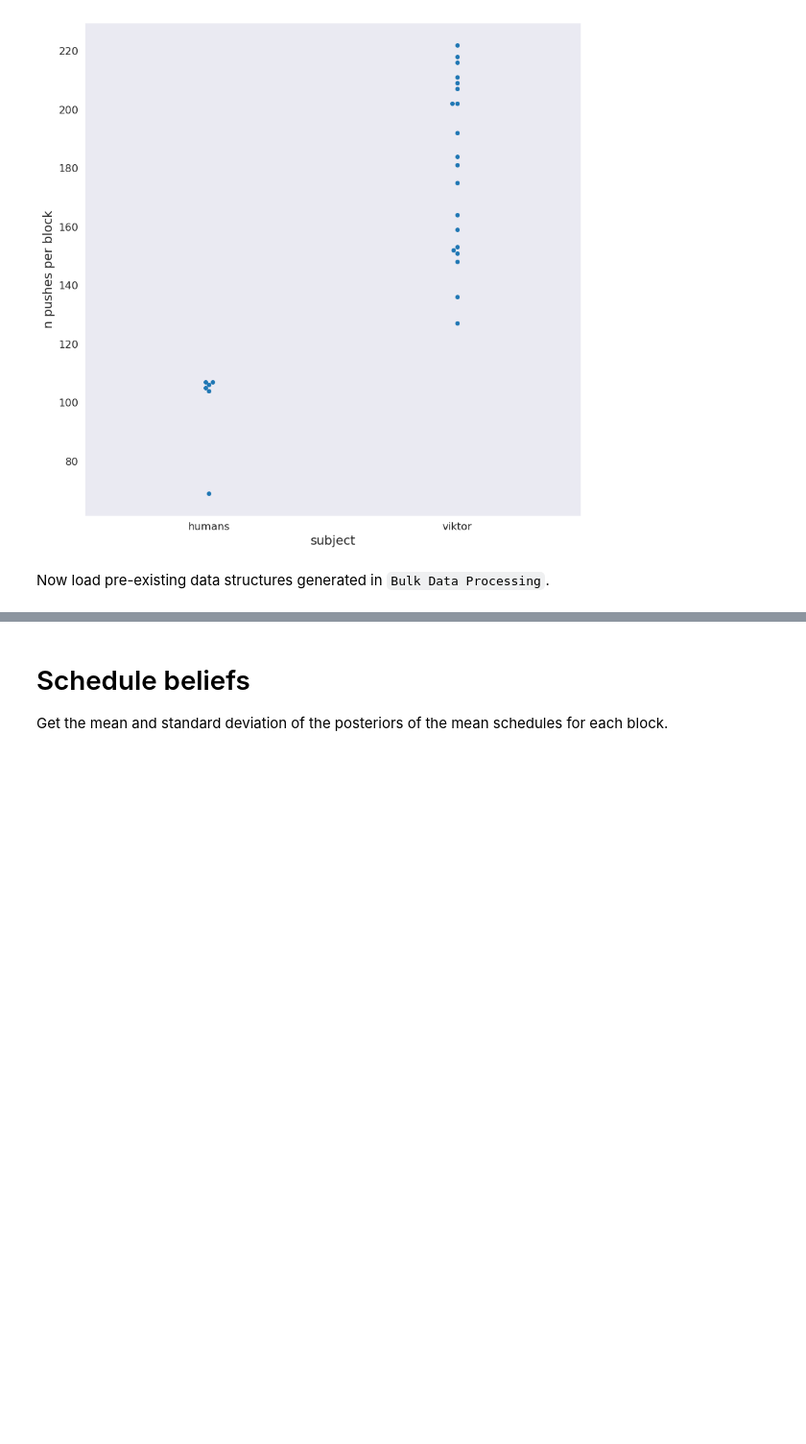
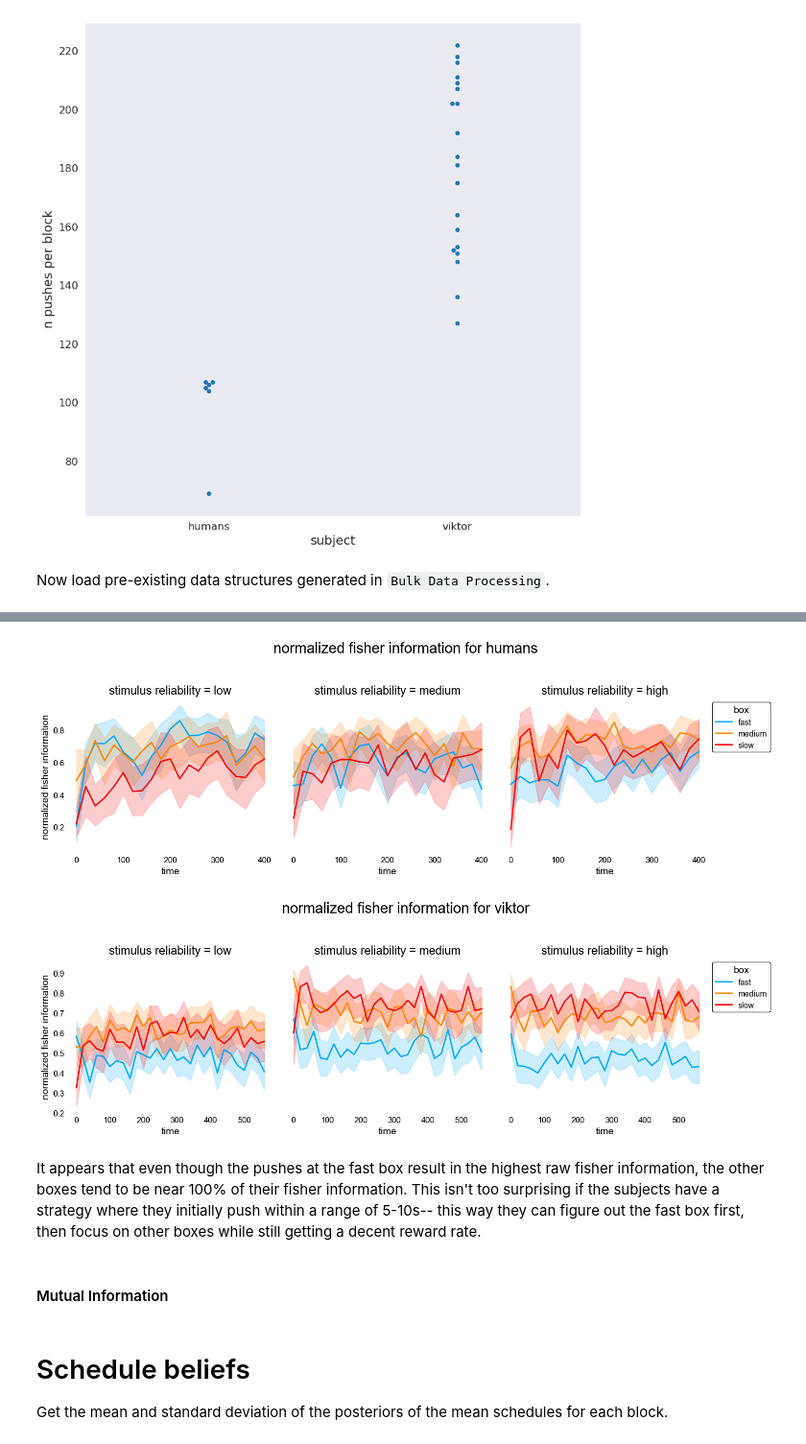
Before and after one commit to XaqLab/Foraging, a Jupyter notebook: notebooks/Belief Analysis (No Color).ipynb, the cells around one changed output, grey strips where cells are left out. Shown at 96% size. Drawn from its saved outputs; the diff is of its cells as text; code cells hidden in the pictures; blank space fills up the shorter version.

```diff
--- a/notebooks/Belief Analysis (No Color).ipynb
+++ b/notebooks/Belief Analysis (No Color).ipynb
@@ -77,3 +112,16 @@ if len(error_all) > 0:
+# %%
+%%capture --no-display
+optimal_fisher_info = {7: 0.1303, 14: 0.0326, 21: 0.0145}
+fisher_info_norm, err_fisher_norm= process_blocks(df, compute_normalized_fisher, use_tqdm=True, optimal_fisher = optimal_fisher_info)
+extend_df(df, fisher_info_norm, 'normalized fisher information');
+plot_quantity_in_block(df, y = 'normalized fisher information', legend_kwargs = dict(loc="upper left", bbox_to_anchor = (1, 1)), bin_kwargs = dict(bins = list(range(0, 60, 20)) + list(range(60, 600, 20))), min_obs = 10)
+# %% [output]
+[figure, added]
+[figure, added]
+# %% [markdown]
+It appears that even though the pushes at the fast box result in the highest raw fisher information, the other boxes tend to be near 100% of their fisher information. This isn't too surprising if the subjects have a strategy where they initially push within a range of 5-10s-- this way they can figure out the fast box first, then focus on other boxes while still getting a decent reward rate.
+# %% [markdown]
+#### Mutual Information
 # %% [markdown]
  # Schedule beliefs
 
```
Also changed, not shown: parts of 5 cells of this notebook, 6 other files.
